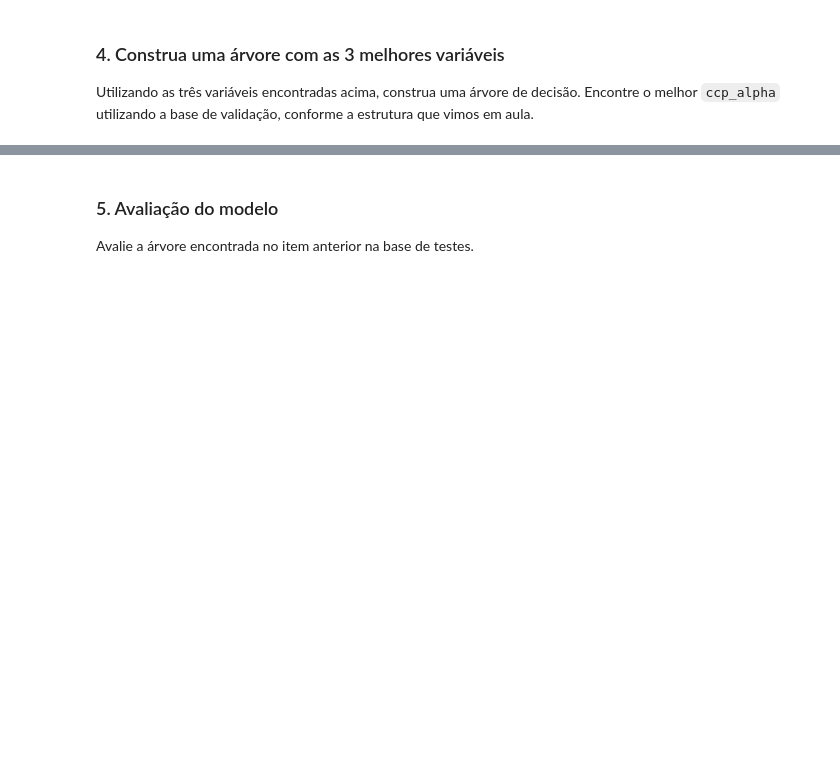
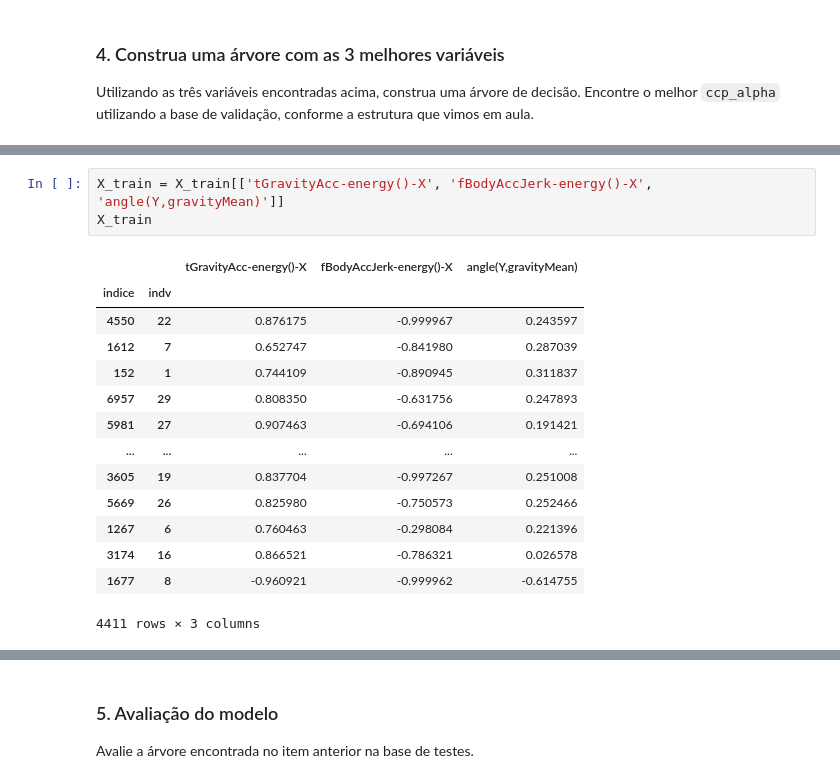
Before and after one commit to marceloaires7/EBAC-Aulas, a Jupyter notebook: Modulo17/Exercício_Cientista_de_dados_Módulo17/Exercício 2/Exercicio2.ipynb, the cells around one changed output, grey strips where cells are left out. Saved outputs shown, nothing was run; the diff lists cells and outputs as text; blank space fills up the shorter version.

```diff
--- a/Modulo17/Exercício_Cientista_de_dados_Módulo17/Exercício 2/Exercicio2.ipynb
+++ b/Modulo17/Exercício_Cientista_de_dados_Módulo17/Exercício 2/Exercicio2.ipynb
@@ -166,0 +164,18 @@ UsageError: %%time is a cell magic, but the cell body is empty. Did you mean the
+# %%
+X_train = X_train[['tGravityAcc-energy()-X', 'fBodyAccJerk-energy()-X', 'angle(Y,gravityMean)']]
+X_train
+# %% [output]
+|  |  | tGravityAcc-energy()-X | fBodyAccJerk-energy()-X | angle(Y,gravityMean) |
+| indice | indv |  |  |  |
+| 4550 | 22 | 0.876175 | -0.999967 | 0.243597 |
+| 1612 | 7 | 0.652747 | -0.841980 | 0.287039 |
+| 152 | 1 | 0.744109 | -0.890945 | 0.311837 |
+| 6957 | 29 | 0.808350 | -0.631756 | 0.247893 |
+| 5981 | 27 | 0.907463 | -0.694106 | 0.191421 |
+| ... | ... | ... | ... | ... |
+| 3605 | 19 | 0.837704 | -0.997267 | 0.251008 |
+| 5669 | 26 | 0.825980 | -0.750573 | 0.252466 |
+| 1267 | 6 | 0.760463 | -0.298084 | 0.221396 |
+| 3174 | 16 | 0.866521 | -0.786321 | 0.026578 |
+| 1677 | 8 | -0.960921 | -0.999962 | -0.614755 |
+4411 rows × 3 columns
```
Also changed, not shown: parts of 11 cells of this notebook.
